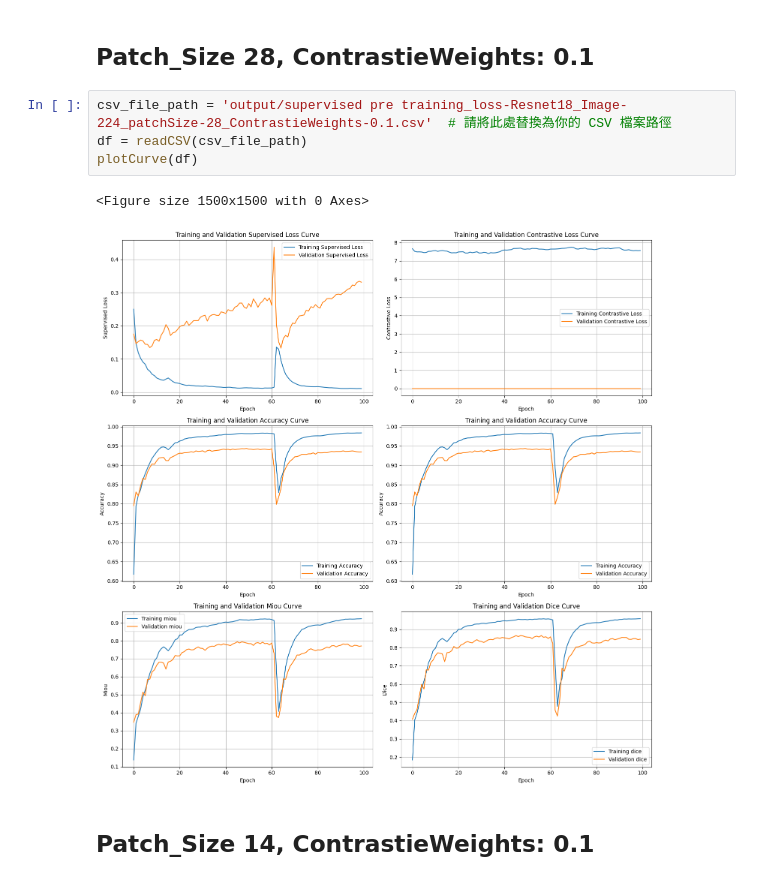
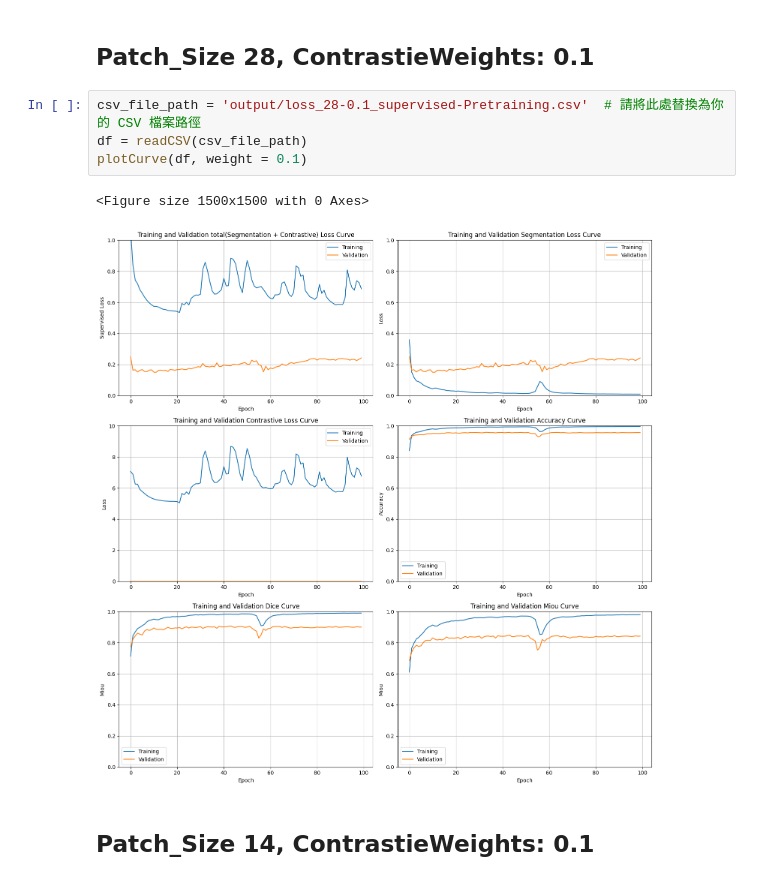
Before and after one commit to Yang-Jiaxiang/PatchCL-MedSeg-Louis, a Jupyter notebook: Loss_curve.ipynb, the cells around one changed output. Saved outputs shown, nothing was run; the diff lists cells and outputs as text.

Commit message:
PatchCL2

```diff
--- a/Loss_curve.ipynb
+++ b/Loss_curve.ipynb
@@ -75,12 +83,12 @@ def plotCurve(df):
 # %% [markdown]
 ## Patch_Size 28, ContrastieWeights: 0.1
 # %%
-csv_file_path = 'output/supervised pre training_loss-Resnet18_Image-224_patchSize-28_ContrastieWeights-0.1.csv'  # 請將此處替換為你的 CSV 檔案路徑
+csv_file_path = 'output/loss_28-0.1_supervised-Pretraining.csv'  # 請將此處替換為你的 CSV 檔案路徑
 df = readCSV(csv_file_path)
-plotCurve(df)
+plotCurve(df, weight = 0.1)
 # %% [output]
 <Figure size 1500x1500 with 0 Axes>
-[figure, old version]
+[figure, new version]
 # %% [markdown]
 ## Patch_Size 14, ContrastieWeights: 0.1
 # %%
```
Also changed, not shown: parts of 9 cells of this notebook, 25 other files.
